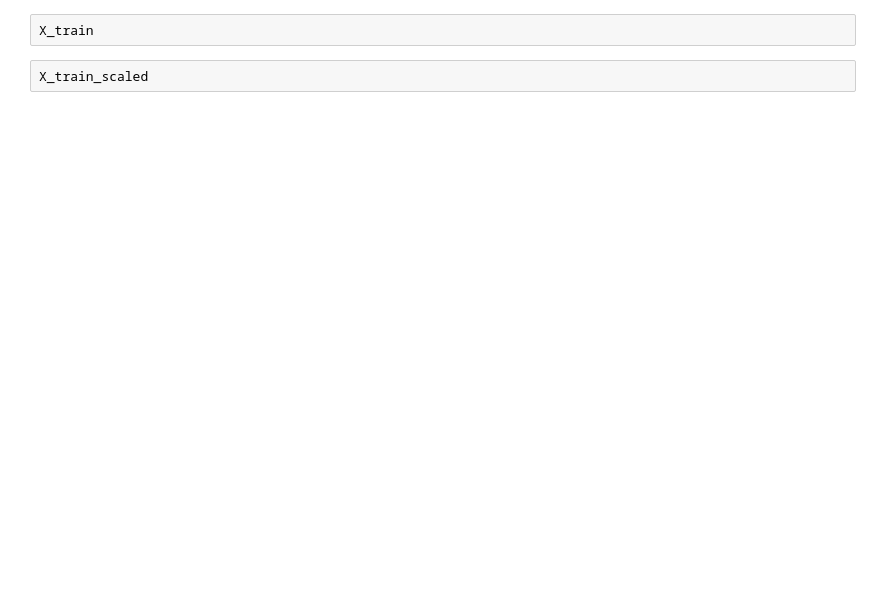
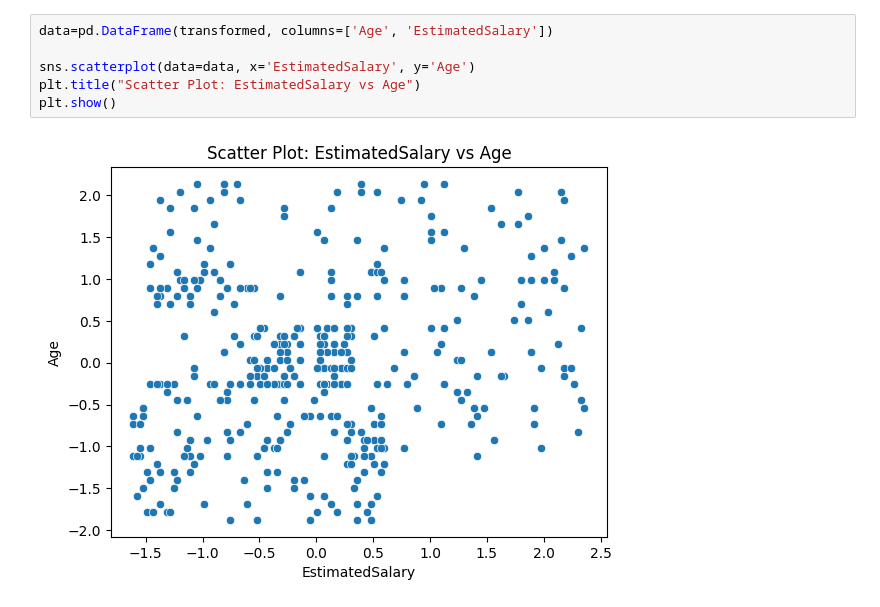
Before and after one commit to bibekjoshi01/ai-ml-journey, a Jupyter notebook: FeatureScaling/standardization.ipynb, the cells around one changed output. Cells and saved outputs as stored; diff of their text form; blank space fills up the shorter version.

```diff
--- a/FeatureScaling/standardization.ipynb
+++ b/FeatureScaling/standardization.ipynb
@@ -32,4 +68,8 @@ scaler.mean_
 # %%
-X_train
+data=pd.DataFrame(transformed, columns=['Age', 'EstimatedSalary'])
+
+sns.scatterplot(data=data, x='EstimatedSalary', y='Age')
+plt.title("Scatter Plot: EstimatedSalary vs Age")
+plt.show()
+# %% [output]
+[figure, added]
-# %%
-X_train_scaled
```
Also changed, not shown: parts of 9 cells of this notebook, 1 other file.
